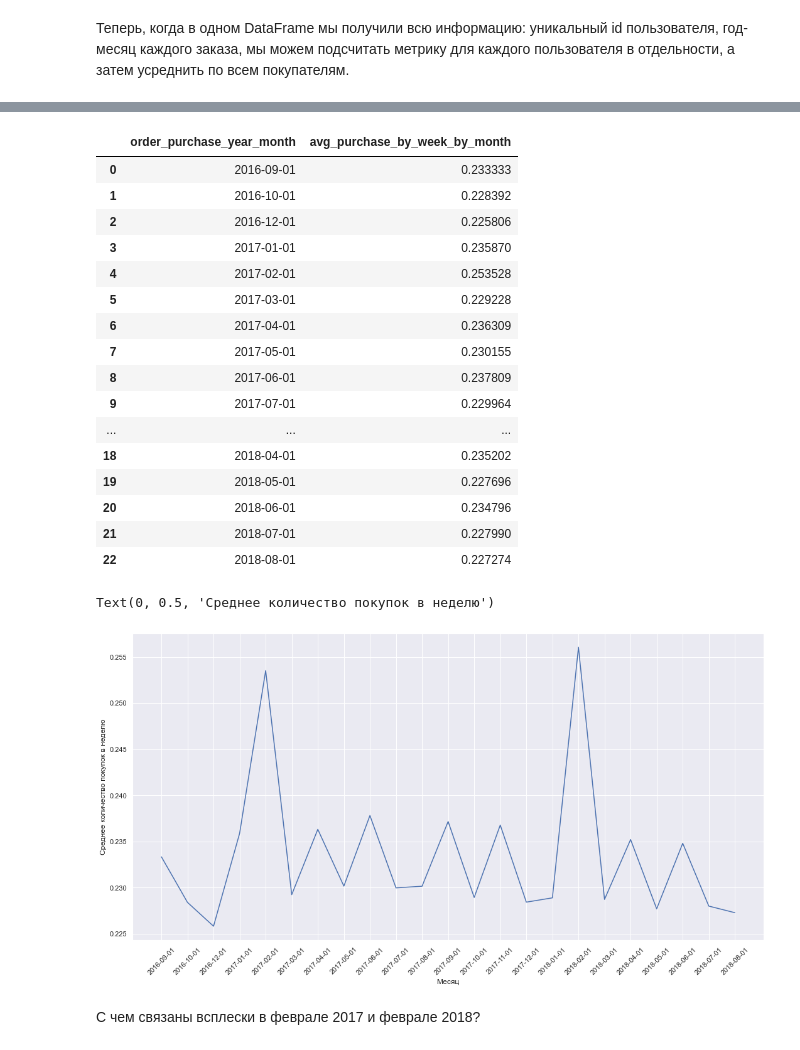
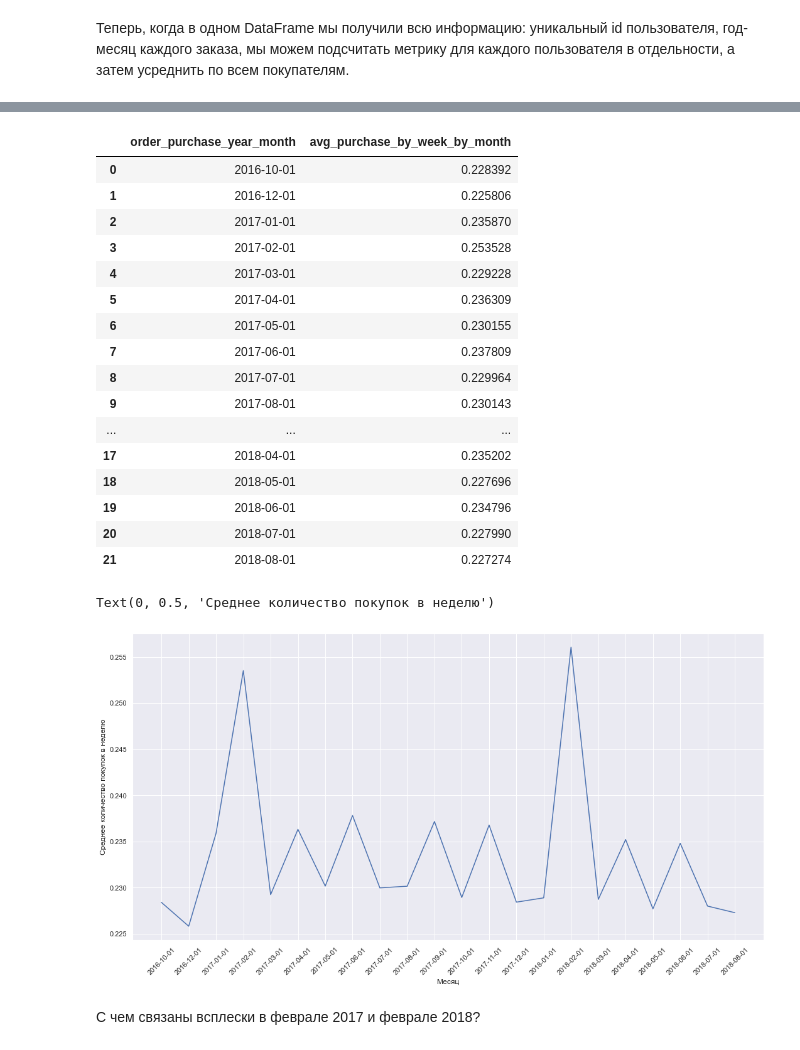
Before and after one commit to Mihail-Olegovich/Karpov_courses_lessons_and_projects, a Jupyter notebook: Intermediate_project/e-commerce.ipynb, the cells around one changed output, grey strips where cells are left out. Drawn from its saved outputs; the diff is of its cells as text; code cells hidden in the pictures.

```diff
--- a/Intermediate_project/e-commerce.ipynb
+++ b/Intermediate_project/e-commerce.ipynb
@@ -101,12 +101,13 @@ from datetime import timedelta
 %matplotlib inline
 sns.set()
 # %%
-#считаем данные в pandas DataFrame и сразу же переведем все даты к типу datetime
+# считаем данные в pandas DataFrame и сразу же переведем все даты к типу datetime
 olist_customers_dataset   = pd.read_csv('olist_customers_dataset.csv')
-olist_orders_dataset      = pd.read_csv('olist_orders_dataset.csv',
-                                      parse_dates=['order_purchase_timestamp', 'order_approved_at',
-                                                   'order_delivered_carrier_date', 'order_delivered_customer_date',
-                                                   'order_estimated_delivery_date'])
+olist_orders_dataset      = pd.read_csv('olist_orders_dataset.csv', parse_dates=['order_purchase_timestamp',
+                                                                                 'order_approved_at',
+                                                                                 'order_delivered_carrier_date',
+                                                                                 'order_delivered_customer_date',
+                                                                                 'order_estimated_delivery_date'])
 olist_order_items_dataset = pd.read_csv('olist_order_items_dataset.csv', parse_dates=['shipping_limit_date'])
 # %% [markdown]
 Посмотрим на то, как выглядят наши данные
@@ -380,8 +381,8 @@ sns.despine
 Чтобы ответить на этот вопрос, сгруппируем данные о заказах по статусам для подсчета их количества, а затем разделим на количество месяцев.
 # %%
 # создадим колонку с округленными значениями дат создания заказа до месяца
-olist_orders_dataset['order_purchase_year_month'] = olist_orders_dataset['order_purchase_timestamp'] \
-                                                                        .astype('datetime64[M]')
+olist_orders_dataset['order_purchase_year_month'] = \
+olist_orders_dataset['order_purchase_timestamp'].astype('datetime64[M]')
 # %%
 # количество месяцев
 month_count = olist_orders_dataset.order_purchase_year_month.nunique()
@@ -534,33 +541,36 @@ df_month_avg = df_month_user_id_count.groupby('order_purchase_year_month', as_in
 # %%
+# обрежем сентябрь 2016 года, так как в данных этот месяц не является полным
+df_month_avg = df_month_avg[1:].reset_index(drop=True)
 df_month_avg
 # %% [output]
 |  | order_purchase_year_month | avg_purchase_by_week_by_month |
-| 0 | 2016-09-01 | 0.233333 |
-| 1 | 2016-10-01 | 0.228392 |
-| 2 | 2016-12-01 | 0.225806 |
-| 3 | 2017-01-01 | 0.235870 |
-| 4 | 2017-02-01 | 0.253528 |
-| 5 | 2017-03-01 | 0.229228 |
-| 6 | 2017-04-01 | 0.236309 |
-| 7 | 2017-05-01 | 0.230155 |
-| 8 | 2017-06-01 | 0.237809 |
-| 9 | 2017-07-01 | 0.229964 |
+| 0 | 2016-10-01 | 0.228392 |
+| 1 | 2016-12-01 | 0.225806 |
+| 2 | 2017-01-01 | 0.235870 |
+| 3 | 2017-02-01 | 0.253528 |
+| 4 | 2017-03-01 | 0.229228 |
+| 5 | 2017-04-01 | 0.236309 |
+| 6 | 2017-05-01 | 0.230155 |
+| 7 | 2017-06-01 | 0.237809 |
+| 8 | 2017-07-01 | 0.229964 |
+| 9 | 2017-08-01 | 0.230143 |
 | ... | ... | ... |
-| 18 | 2018-04-01 | 0.235202 |
-| 19 | 2018-05-01 | 0.227696 |
-| 20 | 2018-06-01 | 0.234796 |
-| 21 | 2018-07-01 | 0.227990 |
-| 22 | 2018-08-01 | 0.227274 |
+| 17 | 2018-04-01 | 0.235202 |
+| 18 | 2018-05-01 | 0.227696 |
+| 19 | 2018-06-01 | 0.234796 |
+| 20 | 2018-07-01 | 0.227990 |
+| 21 | 2018-08-01 | 0.227274 |
 # %%
 # визуализация
 plt.figure(figsize=(18, 9))
-ax = sns.lineplot(x=df_month_avg['order_purchase_year_month'].astype(str), y=df_month_avg['avg_purchase_by_week_by_month'])
+ax = sns.lineplot(x=df_month_avg['order_purchase_year_month'].astype(str),
+                  y=df_month_avg['avg_purchase_by_week_by_month'])
 ax.tick_params(axis='x', labelrotation=45)
 ax.set_xlabel('Месяц')
 ax.set_ylabel('Среднее количество покупок в неделю')
 # %% [output]
 Text(0, 0.5, 'Среднее количество покупок в неделю')
-[figure, old version]
+[figure, new version]
 # %% [markdown]
 С чем связаны всплески в феврале 2017 и феврале 2018?
 # %%
```
Also changed, not shown: parts of 48 cells of this notebook.
